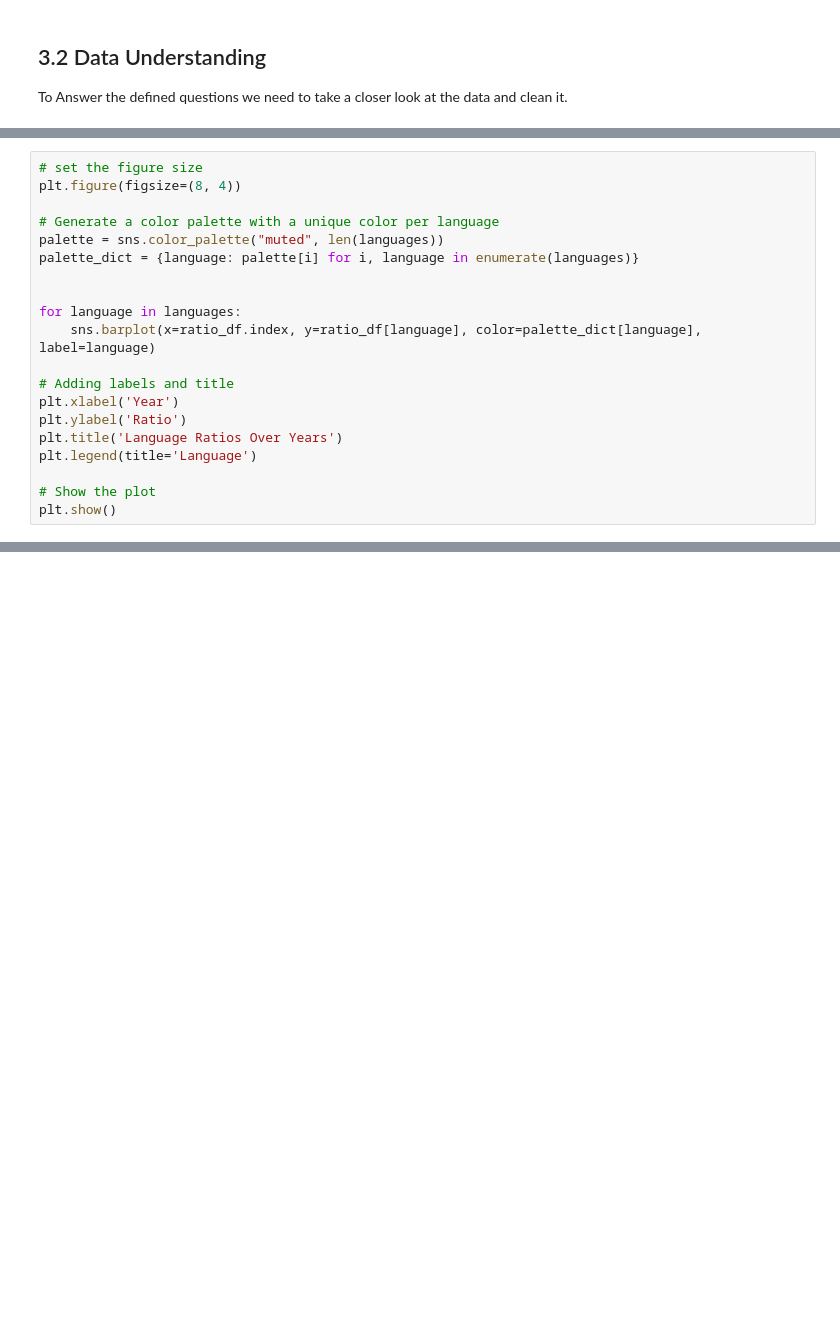
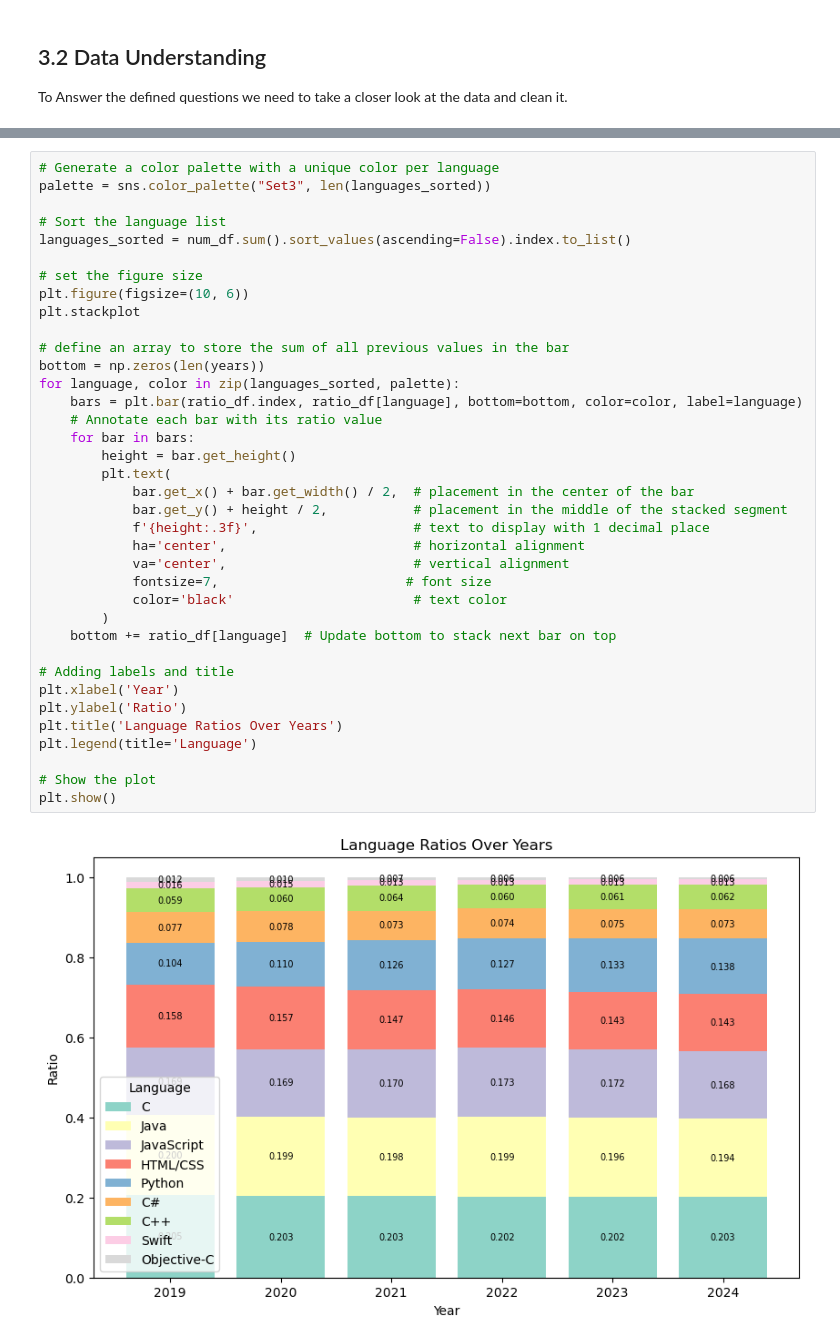
Before and after one commit to AlbertFlatscher/Stackoverflow_Survey_over_Time, a Jupyter notebook: Shifts_in_Programming_Preferences_from_2019_to_2024.ipynb, the cells around one changed output, grey strips where cells are left out. Cells and saved outputs as stored; diff of their text form; blank space fills up the shorter version.

```diff
--- a/Shifts_in_Programming_Preferences_from_2019_to_2024.ipynb
+++ b/Shifts_in_Programming_Preferences_from_2019_to_2024.ipynb
@@ -352,20 +329,0 @@ Name: Python, dtype: float64
-# %%
-# set the figure size
-plt.figure(figsize=(8, 4))
-
-# Generate a color palette with a unique color per language
-palette = sns.color_palette("muted", len(languages))
-palette_dict = {language: palette[i] for i, language in enumerate(languages)}
-
-
-for language in languages:
-    sns.barplot(x=ratio_df.index, y=ratio_df[language], color=palette_dict[language], label=language)
-
-# Adding labels and title
-plt.xlabel('Year')
-plt.ylabel('Ratio')
-plt.title('Language Ratios Over Years')
-plt.legend(title='Language')
-
-# Show the plot
-plt.show()
@@ -402,0 +330,39 @@ NameError: name 'mpatches' is not defined
+# %%
+# Generate a color palette with a unique color per language
+palette = sns.color_palette("Set3", len(languages_sorted))
+
+# Sort the language list
+languages_sorted = num_df.sum().sort_values(ascending=False).index.to_list()
+
+# set the figure size
+plt.figure(figsize=(10, 6))
+plt.stackplot
+
+# define an array to store the sum of all previous values in the bar
+bottom = np.zeros(len(years))
+for language, color in zip(languages_sorted, palette):
+    bars = plt.bar(ratio_df.index, ratio_df[language], bottom=bottom, color=color, label=language)
+    # Annotate each bar with its ratio value
+    for bar in bars:
+        height = bar.get_height()
+        plt.text(
+            bar.get_x() + bar.get_width() / 2,  # placement in the center of the bar
+            bar.get_y() + height / 2,           # placement in the middle of the stacked segment
+            f'{height:.3f}',                    # text to display with 1 decimal place
+            ha='center',                        # horizontal alignment
+            va='center',                        # vertical alignment
+            fontsize=7,                        # font size
+            color='black'                       # text color
+        )
+    bottom += ratio_df[language]  # Update bottom to stack next bar on top
+
+# Adding labels and title
+plt.xlabel('Year')
+plt.ylabel('Ratio')
+plt.title('Language Ratios Over Years')
+plt.legend(title='Language')
+
+# Show the plot
+plt.show()
+# %% [output]
+[figure, added]
```
Also changed, not shown: parts of 18 cells of this notebook.
